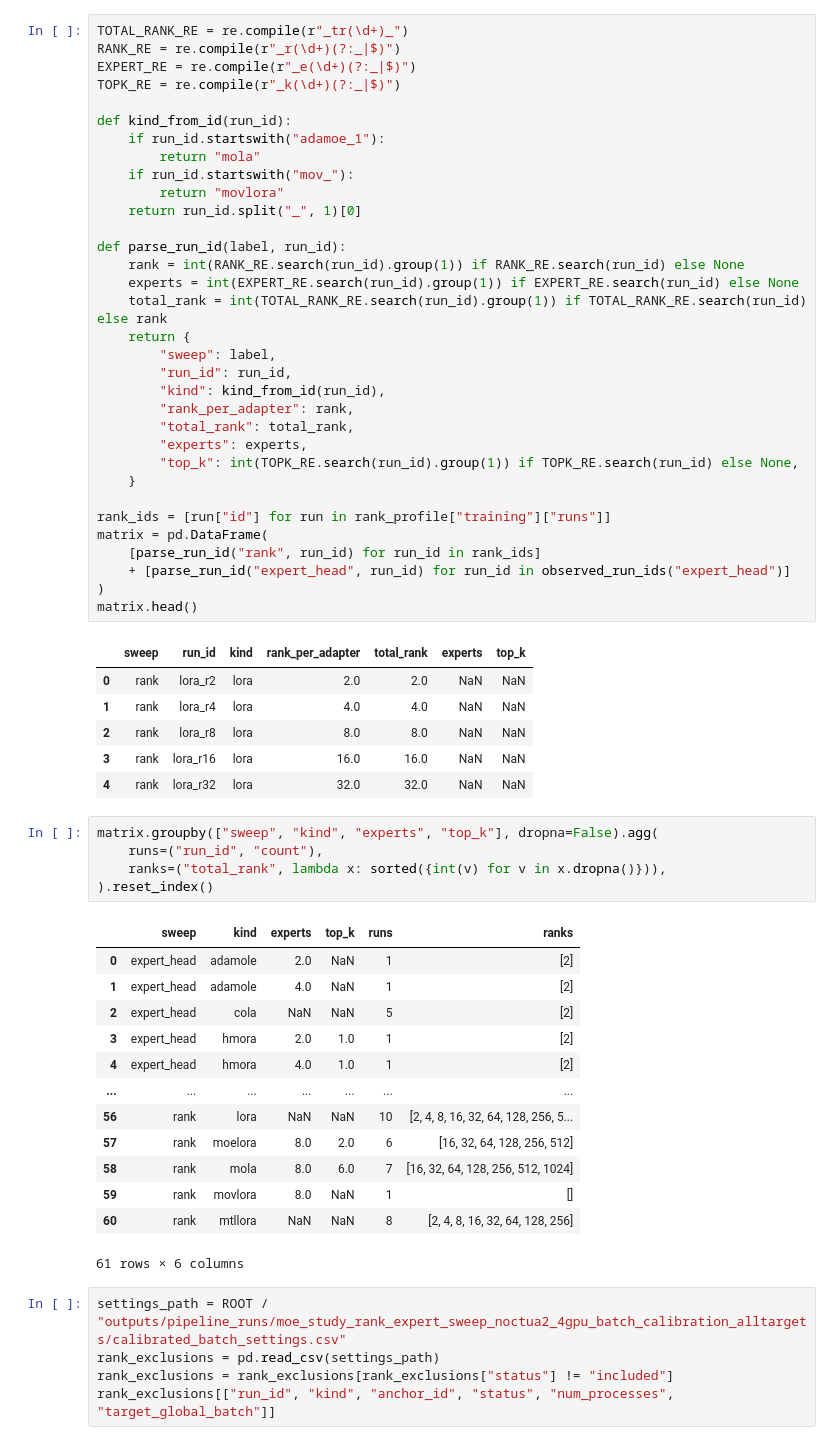
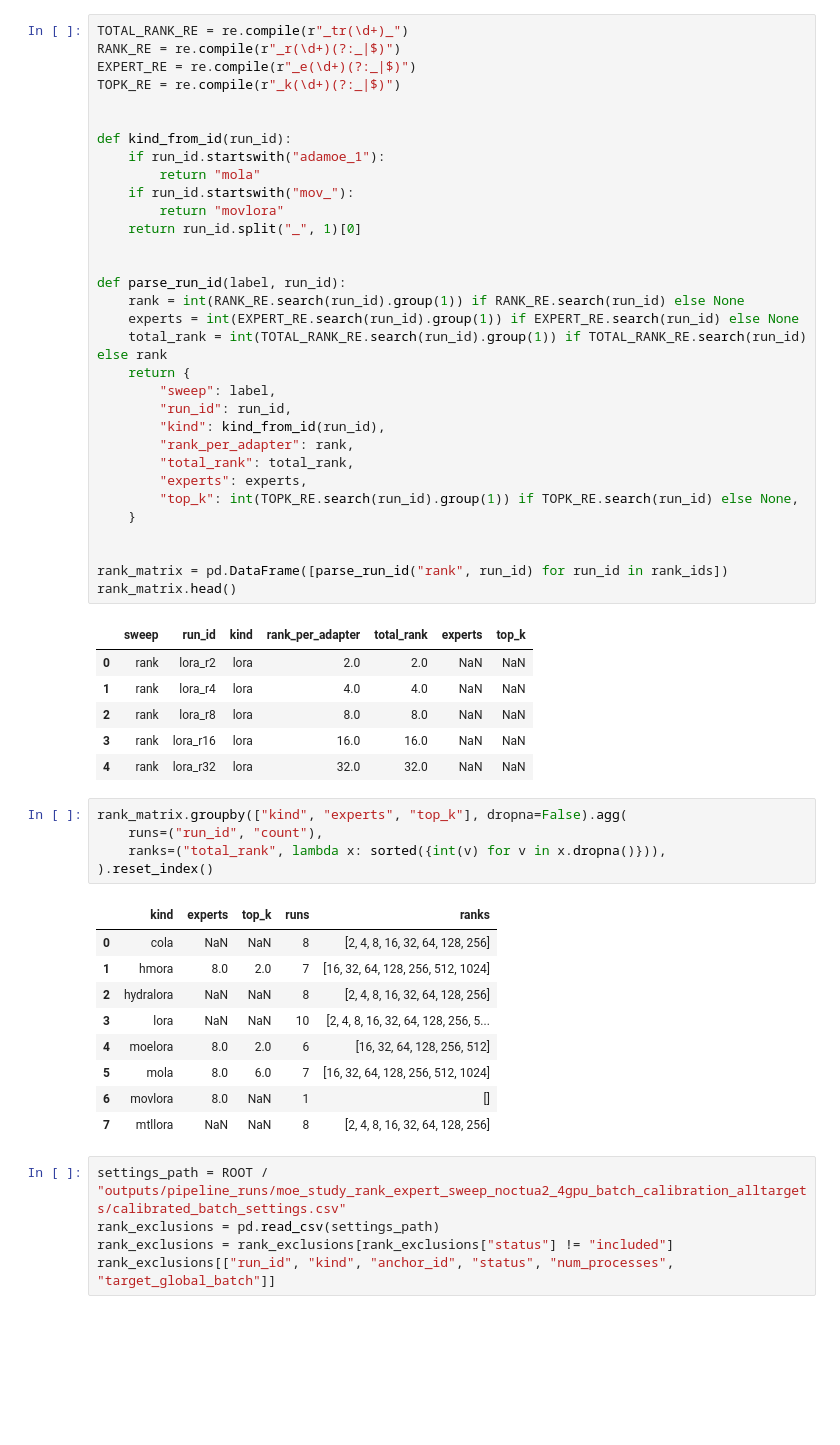
Before and after one commit to dice-group/moe-study, a Jupyter notebook: result_analysis/notebooks/rank_expert_sweep_partial_analysis.ipynb, the cells around one changed output. Saved outputs shown, nothing was run; the diff lists cells and outputs as text; blank space fills up the shorter version.

Commit message:
updated rank expert sweep analysis notebook

```diff
--- a/result_analysis/notebooks/rank_expert_sweep_partial_analysis.ipynb
+++ b/result_analysis/notebooks/rank_expert_sweep_partial_analysis.ipynb
@@ -59,6 +59,7 @@ TOTAL_RANK_RE = re.compile(r"_tr(\d+)_")
 RANK_RE = re.compile(r"_r(\d+)(?:_|$)")
 EXPERT_RE = re.compile(r"_e(\d+)(?:_|$)")
 TOPK_RE = re.compile(r"_k(\d+)(?:_|$)")
+
 
 def kind_from_id(run_id):
     if run_id.startswith("adamoe_1"):
@@ -66,6 +67,7 @@ def kind_from_id(run_id):
     if run_id.startswith("mov_"):
         return "movlora"
     return run_id.split("_", 1)[0]
+
 
 def parse_run_id(label, run_id):
     rank = int(RANK_RE.search(run_id).group(1)) if RANK_RE.search(run_id) else None
@@ -81,12 +83,9 @@ def parse_run_id(label, run_id):
         "top_k": int(TOPK_RE.search(run_id).group(1)) if TOPK_RE.search(run_id) else None,
     }
 
-rank_ids = [run["id"] for run in rank_profile["training"]["runs"]]
-matrix = pd.DataFrame(
-    [parse_run_id("rank", run_id) for run_id in rank_ids]
-    + [parse_run_id("expert_head", run_id) for run_id in observed_run_ids("expert_head")]
-)
-matrix.head()
+
+rank_matrix = pd.DataFrame([parse_run_id("rank", run_id) for run_id in rank_ids])
+rank_matrix.head()
 # %% [output]
 |  | sweep | run_id | kind | rank_per_adapter | total_rank | experts | top_k |
 | 0 | rank | lora_r2 | lora | 2.0 | 2.0 | NaN | NaN |
@@ -95,24 +94,20 @@ matrix.head()
 | 3 | rank | lora_r16 | lora | 16.0 | 16.0 | NaN | NaN |
 | 4 | rank | lora_r32 | lora | 32.0 | 32.0 | NaN | NaN |
 # %%
-matrix.groupby(["sweep", "kind", "experts", "top_k"], dropna=False).agg(
+rank_matrix.groupby(["kind", "experts", "top_k"], dropna=False).agg(
     runs=("run_id", "count"),
     ranks=("total_rank", lambda x: sorted({int(v) for v in x.dropna()})),
 ).reset_index()
 # %% [output]
-|  | sweep | kind | experts | top_k | runs | ranks |
-| 0 | expert_head | adamole | 2.0 | NaN | 1 | [2] |
-| 1 | expert_head | adamole | 4.0 | NaN | 1 | [2] |
-| 2 | expert_head | cola | NaN | NaN | 5 | [2] |
-| 3 | expert_head | hmora | 2.0 | 1.0 | 1 | [2] |
-| 4 | expert_head | hmora | 4.0 | 1.0 | 1 | [2] |
-| ... | ... | ... | ... | ... | ... | ... |
-| 56 | rank | lora | NaN | NaN | 10 | [2, 4, 8, 16, 32, 64, 128, 256, 5... |
-| 57 | rank | moelora | 8.0 | 2.0 | 6 | [16, 32, 64, 128, 256, 512] |
-| 58 | rank | mola | 8.0 | 6.0 | 7 | [16, 32, 64, 128, 256, 512, 1024] |
-| 59 | rank | movlora | 8.0 | NaN | 1 | [] |
-| 60 | rank | mtllora | NaN | NaN | 8 | [2, 4, 8, 16, 32, 64, 128, 256] |
+|  | kind | experts | top_k | runs | ranks |
+| 0 | cola | NaN | NaN | 8 | [2, 4, 8, 16, 32, 64, 128, 256] |
+| 1 | hmora | 8.0 | 2.0 | 7 | [16, 32, 64, 128, 256, 512, 1024] |
+| 2 | hydralora | NaN | NaN | 8 | [2, 4, 8, 16, 32, 64, 128, 256] |
+| 3 | lora | NaN | NaN | 10 | [2, 4, 8, 16, 32, 64, 128, 256, 5... |
+| 4 | moelora | 8.0 | 2.0 | 6 | [16, 32, 64, 128, 256, 512] |
+| 5 | mola | 8.0 | 6.0 | 7 | [16, 32, 64, 128, 256, 512, 1024] |
+| 6 | movlora | 8.0 | NaN | 1 | [] |
+| 7 | mtllora | NaN | NaN | 8 | [2, 4, 8, 16, 32, 64, 128, 256] |
-61 rows × 6 columns
 # %%
 settings_path = ROOT / "outputs/pipeline_runs/moe_study_rank_expert_sweep_noctua2_4gpu_batch_calibration_alltargets/calibrated_batch_settings.csv"
 rank_exclusions = pd.read_csv(settings_path)
```
Also changed, not shown: parts of 15 cells of this notebook.
